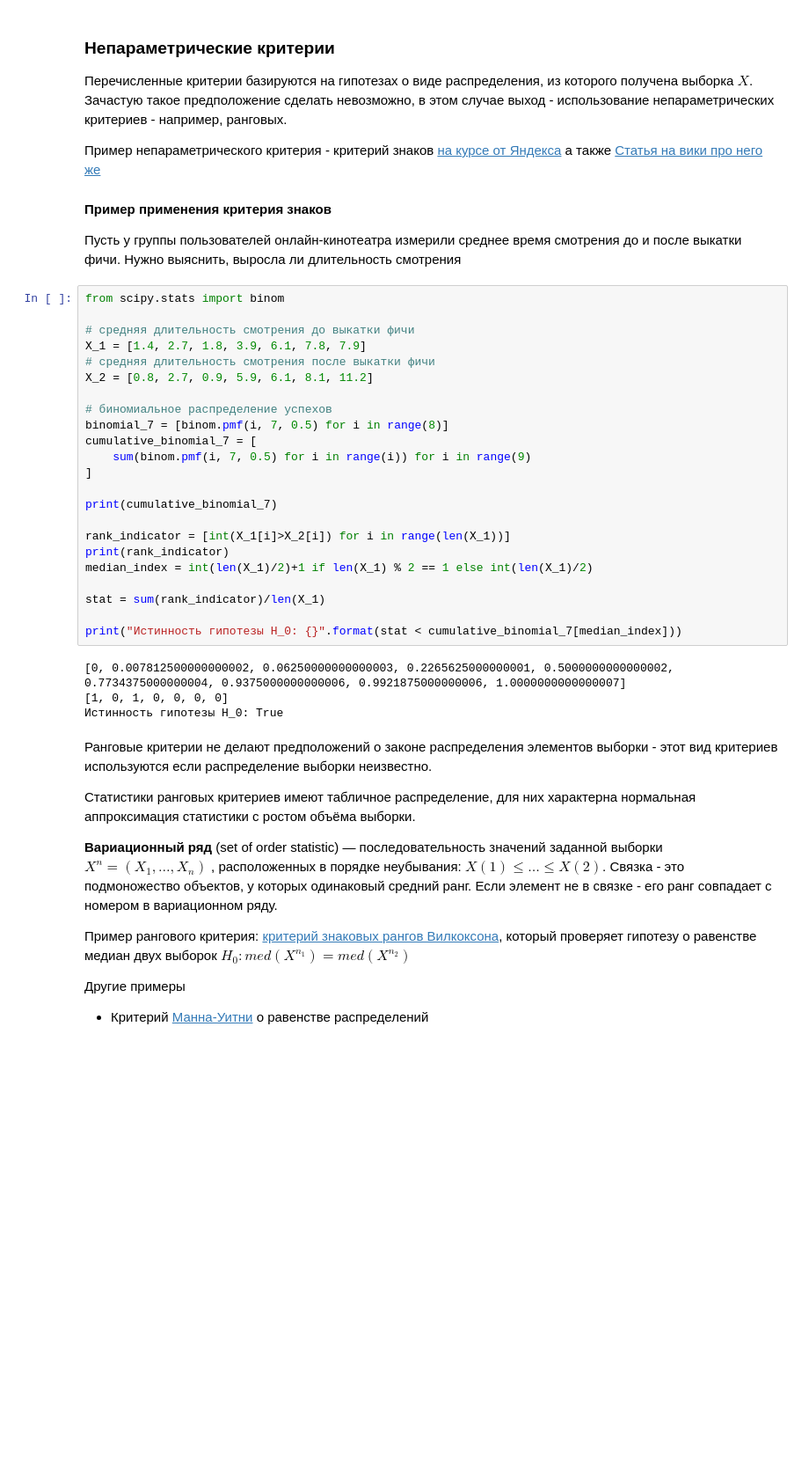
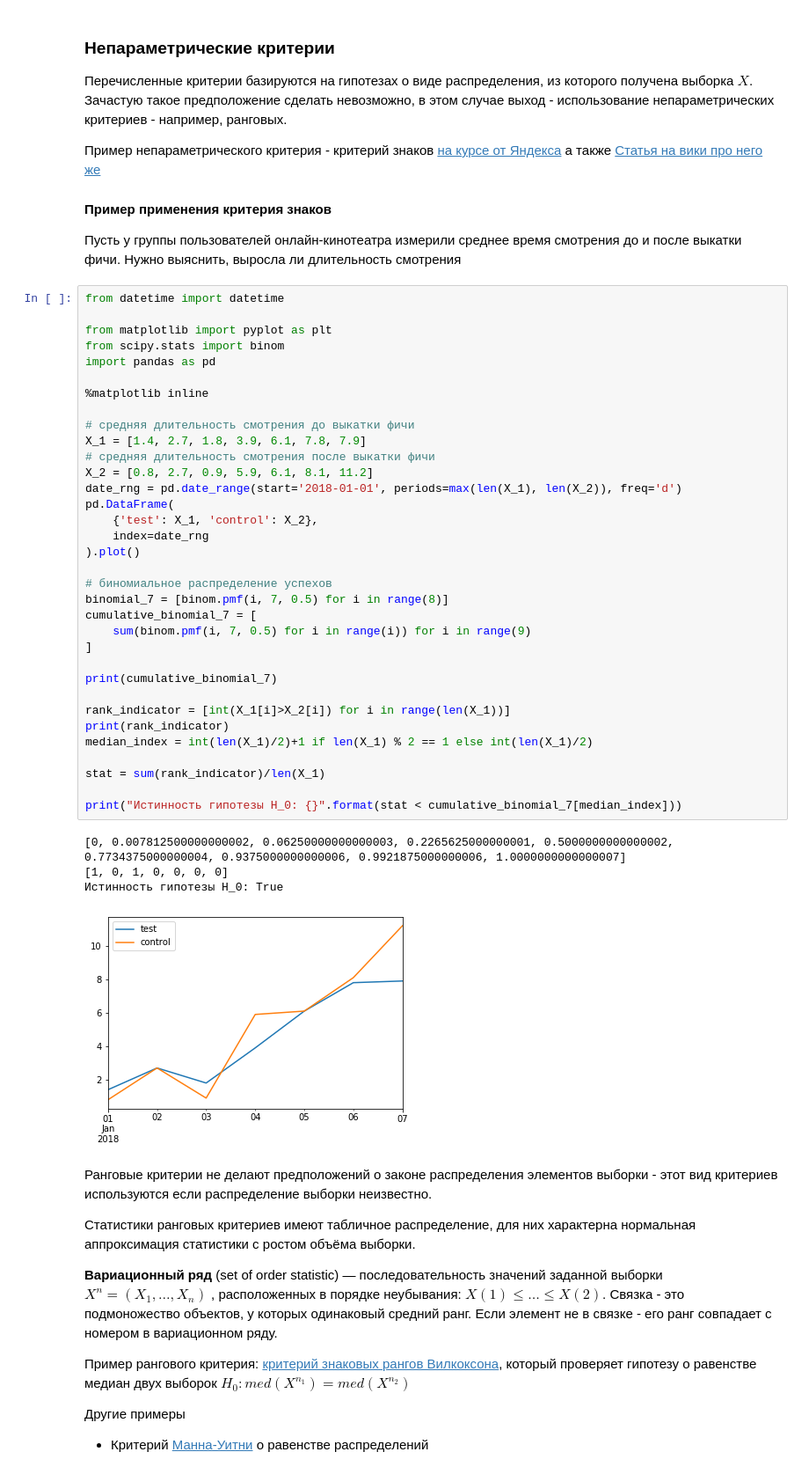
Before and after one commit to adzhumurat/data_management, a Jupyter notebook: docker_compose/data_client/app/jupyter_notebooks/probability.ipynb, the cells around one changed output. Shown: that part at 88% size. Saved outputs shown, nothing was run; the diff lists cells and outputs as text; blank space fills up the shorter version.

```diff
--- a/docker_compose/data_client/app/jupyter_notebooks/data_analysis.ipynb
+++ b/docker_compose/data_client/app/jupyter_notebooks/probability.ipynb
@@ -931,32 +931,44 @@ sm.qqplot()
 
 Пусть у группы пользователей онлайн-кинотеатра измерили среднее время смотрения до и после выкатки фичи. Нужно выяснить, выросла ли длительность смотрения
 # %%
+from datetime import datetime
+
+from matplotlib import pyplot as plt
 from scipy.stats import binom
+import pandas as pd
+
+%matplotlib inline
 
 # средняя длительность смотрения до выкатки фичи
 X_1 = [1.4, 2.7, 1.8, 3.9, 6.1, 7.8, 7.9]
 # средняя длительность смотрения после выкатки фичи
 X_2 = [0.8, 2.7, 0.9, 5.9, 6.1, 8.1, 11.2]
+date_rng = pd.date_range(start='2018-01-01', periods=max(len(X_1), len(X_2)), freq='d')
+pd.DataFrame(
+    {'test': X_1, 'control': X_2},
+    index=date_rng
+).plot()
 
 # биномиальное распределение успехов
 binomial_7 = [binom.pmf(i, 7, 0.5) for i in range(8)]
 cumulative_binomial_7 = [
     sum(binom.pmf(i, 7, 0.5) for i in range(i)) for i in range(9)
 ]
 
 print(cumulative_binomial_7)
 
 rank_indicator = [int(X_1[i]>X_2[i]) for i in range(len(X_1))]
 print(rank_indicator)
 median_index = int(len(X_1)/2)+1 if len(X_1) % 2 == 1 else int(len(X_1)/2)
 
 stat = sum(rank_indicator)/len(X_1)
 
 print("Истинность гипотезы H_0: {}".format(stat < cumulative_binomial_7[median_index]))
 # %% [output]
 [0, 0.007812500000000002, 0.06250000000000003, 0.2265625000000001, 0.5000000000000002, 0.7734375000000004, 0.9375000000000006, 0.9921875000000006, 1.0000000000000007]
 [1, 0, 1, 0, 0, 0, 0]
 Истинность гипотезы H_0: True
+[figure, added]
 # %% [markdown]
 Ранговые критерии не делают предположений о законе распределения элементов выборки - этот вид критериев используются если распределение выборки неизвестно.
 
```
Also changed, not shown: parts of 5 cells of this notebook.
